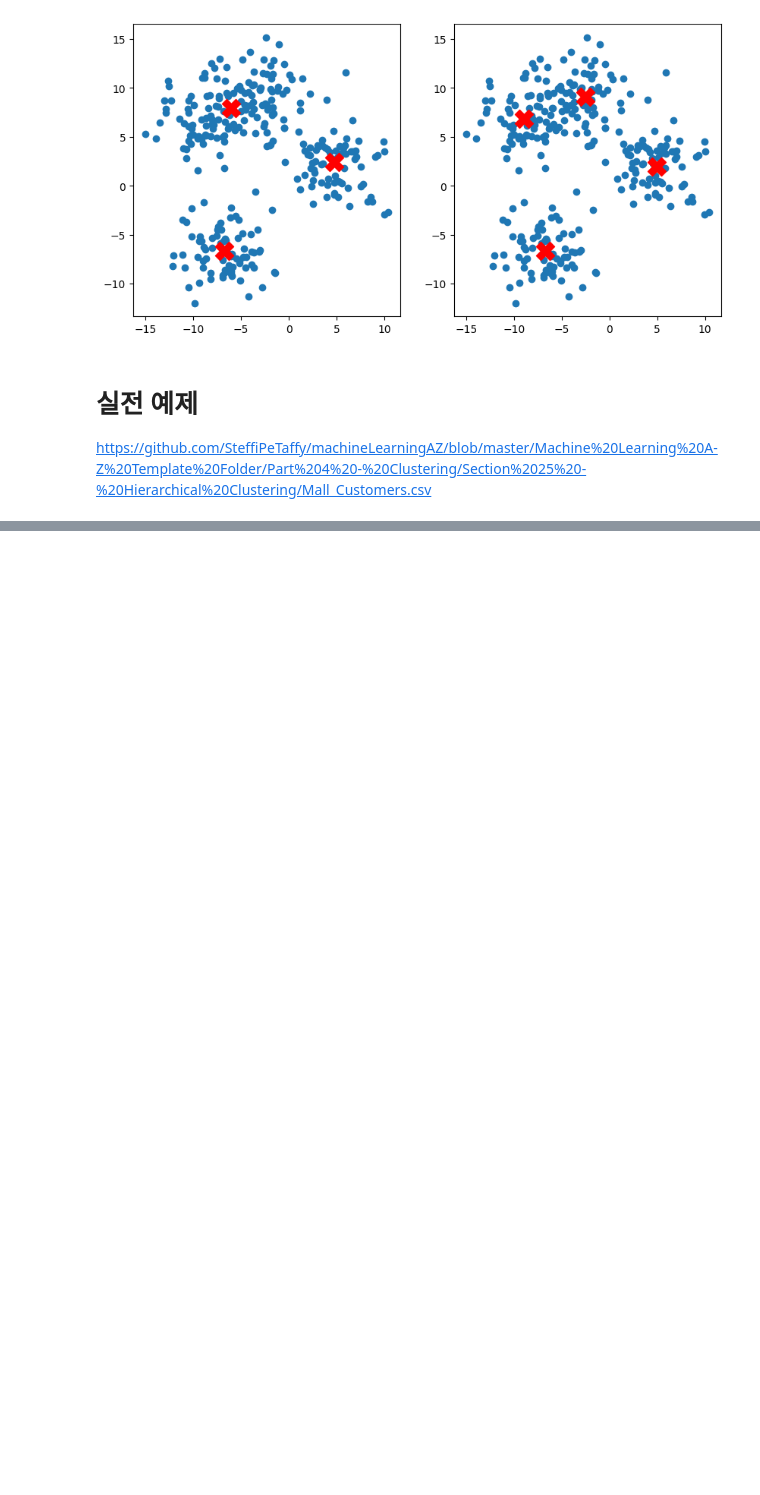
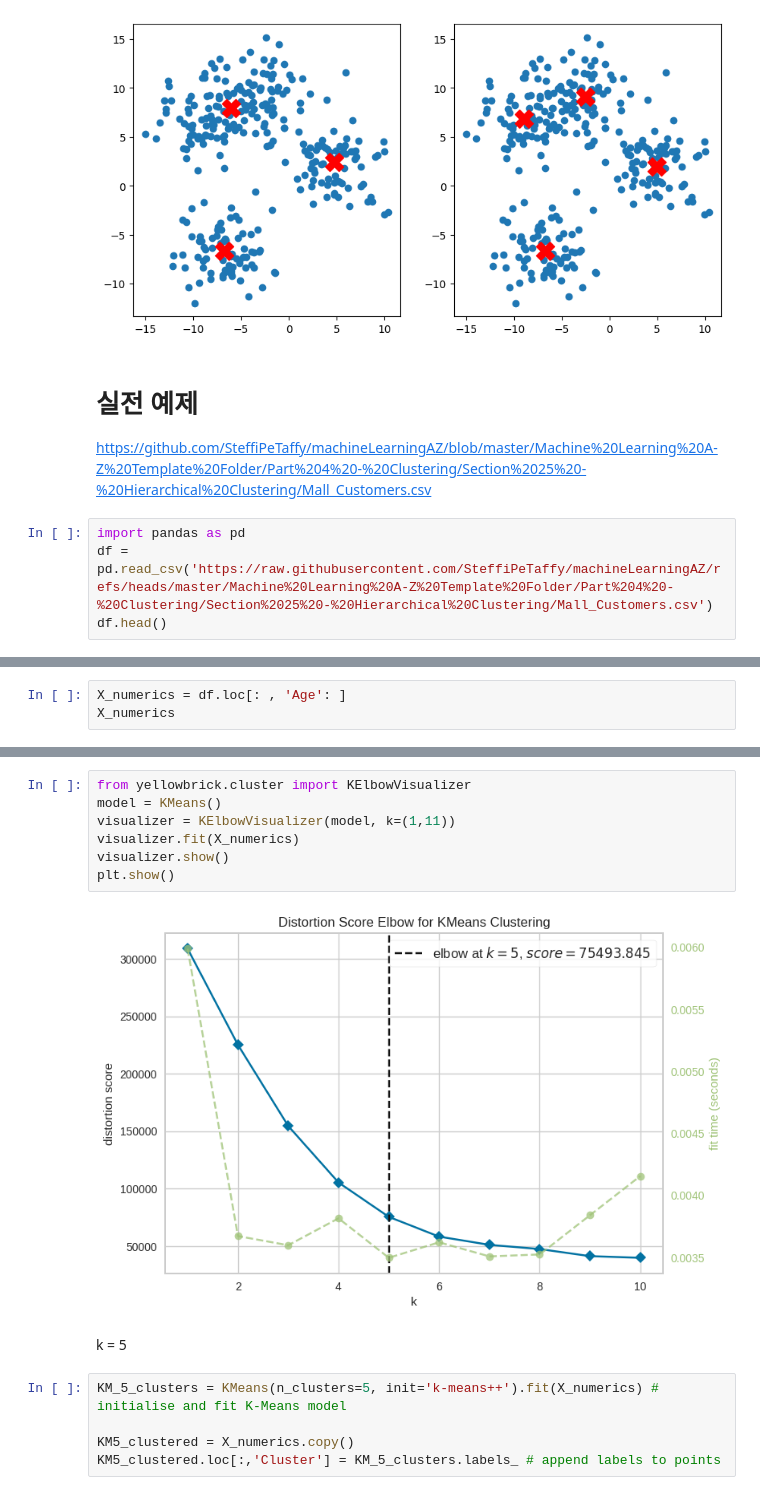
Before and after one commit to leekyuyoung-ai/AI, a Jupyter notebook: 2_4_군집,_DBSCAN.ipynb, the cells around one changed output, grey strips where cells are left out. Drawn from its saved outputs; the diff is of its cells as text; blank space fills up the shorter version.

```diff
--- a/2_4_군집,_DBSCAN.ipynb
+++ b/2_4_군집,_DBSCAN.ipynb
@@ -104,3 +104,7 @@ plt.show()
 # %% [markdown]
 # 실전 예제
 https://github.com/SteffiPeTaffy/machineLearningAZ/blob/master/Machine%20Learning%20A-Z%20Template%20Folder/Part%204%20-%20Clustering/Section%2025%20-%20Hierarchical%20Clustering/Mall_Customers.csv
+# %%
+import pandas as pd
+df = pd.read_csv('https://raw.githubusercontent.com/SteffiPeTaffy/machineLearningAZ/refs/heads/master/Machine%20Learning%20A-Z%20Template%20Folder/Part%204%20-%20Clustering/Section%2025%20-%20Hierarchical%20Clustering/Mall_Customers.csv')
+df.head()
@@ -106,0 +118,3 @@ https://github.com/SteffiPeTaffy/machineLearningAZ/blob/master/Machine%20Learnin
+# %%
+X_numerics = df.loc[: , 'Age': ]
+X_numerics
@@ -106,0 +135,16 @@ https://github.com/SteffiPeTaffy/machineLearningAZ/blob/master/Machine%20Learnin
+# %%
+from yellowbrick.cluster import KElbowVisualizer
+model = KMeans()
+visualizer = KElbowVisualizer(model, k=(1,11))
+visualizer.fit(X_numerics)
+visualizer.show()
+plt.show()
+# %% [output]
+[figure, added]
+# %% [markdown]
+k = 5
+# %%
+KM_5_clusters = KMeans(n_clusters=5, init='k-means++').fit(X_numerics) # initialise and fit K-Means model
+
+KM5_clustered = X_numerics.copy()
+KM5_clustered.loc[:,'Cluster'] = KM_5_clusters.labels_ # append labels to points
```
Also changed, not shown: parts of 4 cells of this notebook, 1 other file.
